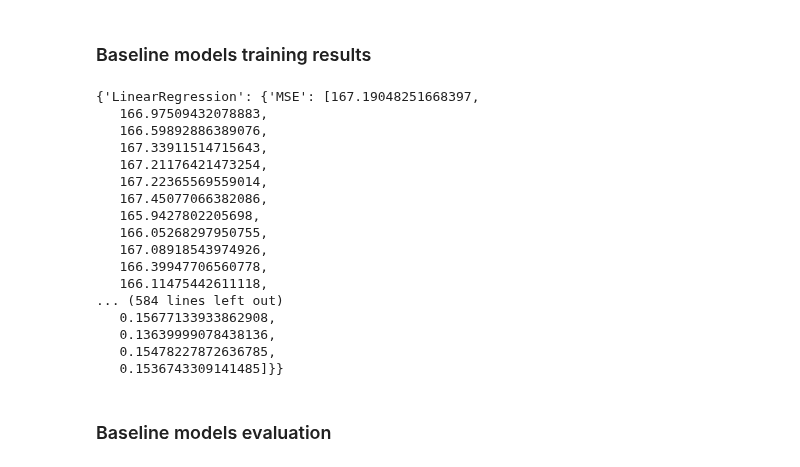
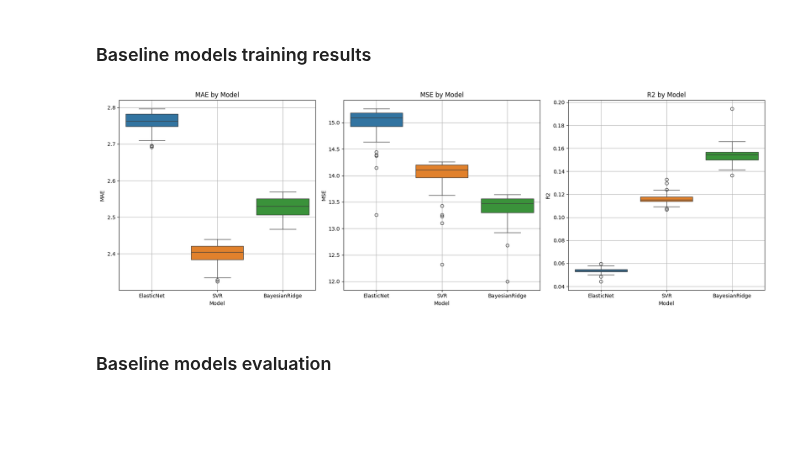
Before and after one commit to KonsKons26/mlcb-a1, a Jupyter notebook: notebooks/regression.ipynb, the cells around one changed output. Drawn from its saved outputs; the diff is of its cells as text; code cells hidden in the pictures; blank space fills up the shorter version.

Commit message:
baseline plots

```diff
--- a/notebooks/regression.ipynb
+++ b/notebooks/regression.ipynb
@@ -18,6 +21,5 @@ from src.regression import (
 # %%
 model_names = [
-    "LinearRegression",
     "ElasticNet",
     "SVR",
     "BayesianRidge"
@@ -88,25 +90,9 @@ for model_name in model_names:
     baseline_test_metrics[model_name] = test_metrics
 # %% [markdown]
 ### Baseline models training results
-# %%
-baseline_test_metrics
-# %% [output]
-{'LinearRegression': {'MSE': [167.19048251668397,
-   166.97509432078883,
-   166.59892886389076,
-   167.33911514715643,
-   167.21176421473254,
-   167.22365569559014,
-   167.45077066382086,
-   165.9427802205698,
-   166.05268297950755,
-   167.08918543974926,
-   166.39947706560778,
-   166.11475442611118,
-... (584 lines left out)
-   0.15677133933862908,
-   0.13639999078438136,
-   0.15478227872636785,
-   0.1536743309141485]}}
+# %%
+plot_metrics(baseline_test_metrics)
+# %% [output]
+[figure, added]
 # %% [markdown]
 ### Baseline models evaluation
```
Also changed, not shown: parts of 1 cell of this notebook, 7 other files.
